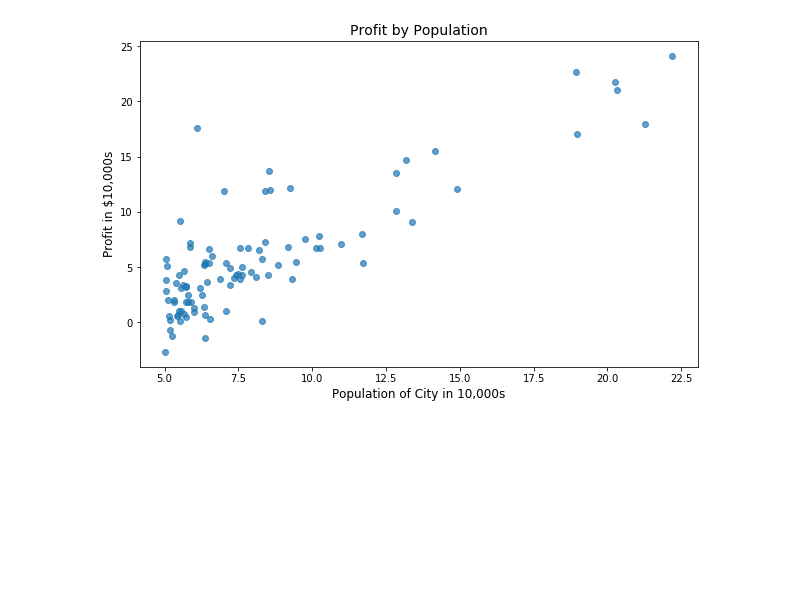
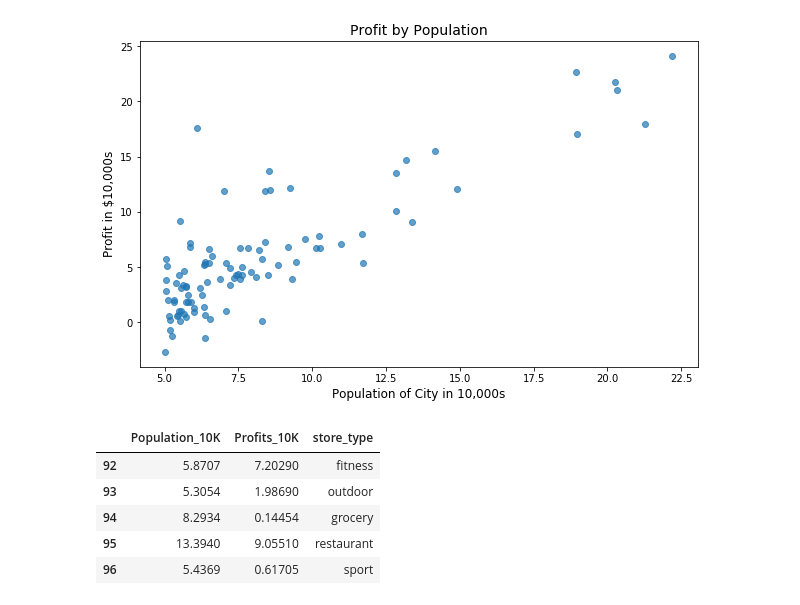
Before and after one commit to IsaBernard/ex_divers_notebooks, a Jupyter notebook: Ex_vizualisations_pandas.ipynb, the cells around one changed output. Saved outputs shown, nothing was run; the diff lists cells and outputs as text; code cells hidden in the pictures; blank space fills up the shorter version.

```diff
--- a/Ex_vizualisations_pandas.ipynb
+++ b/Ex_vizualisations_pandas.ipynb
@@ -36,0 +49,9 @@ plt.show()
+# %%
+data.tail()
+# %% [output]
+|  | Population_10K | Profits_10K | store_type |
+| 92 | 5.8707 | 7.20290 | fitness |
+| 93 | 5.3054 | 1.98690 | outdoor |
+| 94 | 8.2934 | 0.14454 | grocery |
+| 95 | 13.3940 | 9.05510 | restaurant |
+| 96 | 5.4369 | 0.61705 | sport |
```
Also changed, not shown: parts of 9 cells of this notebook.
